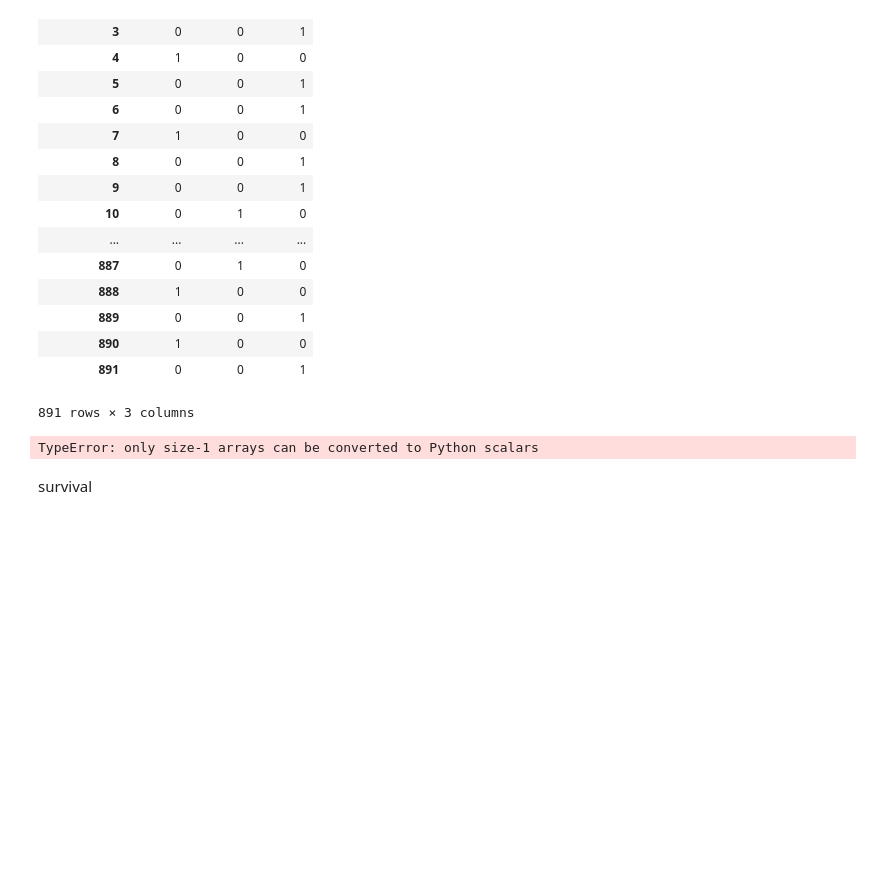
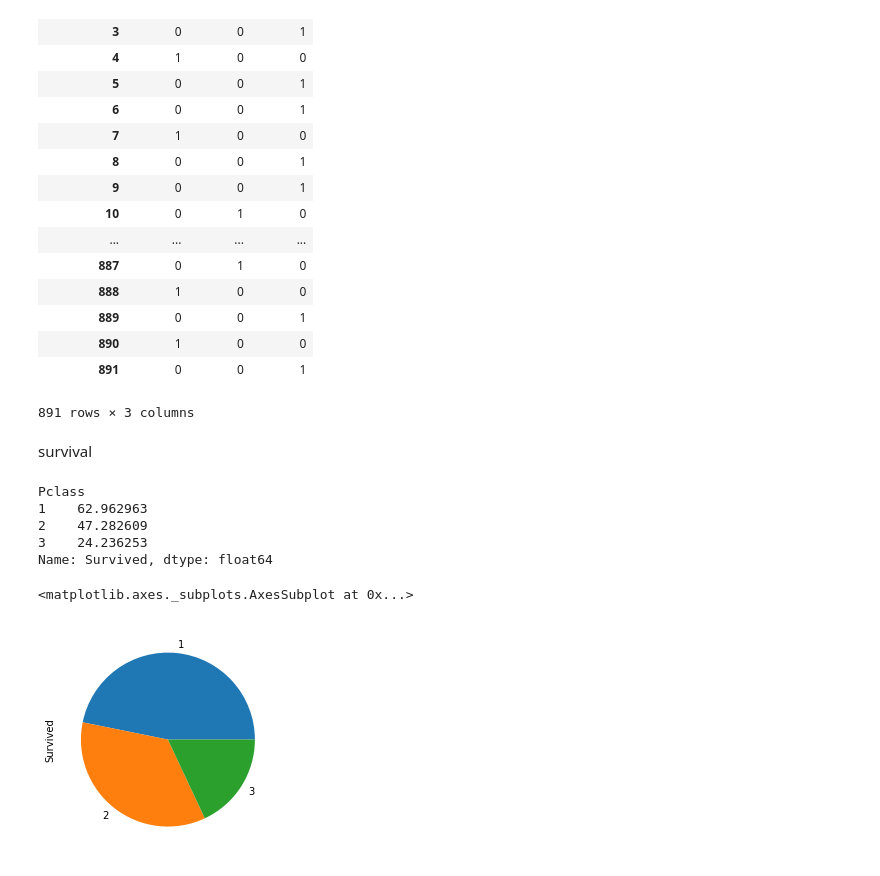
Before and after one commit to AjayKarki/DWIT_Module3, a Jupyter notebook: Pandas Practice.ipynb, the cells around one changed output. Cells and saved outputs as stored; diff of their text form; code cells hidden in the pictures; blank space fills up the shorter version.

```diff
--- a/Pandas Practice.ipynb
+++ b/Pandas Practice.ipynb
@@ -976,10 +976,26 @@ dfq
 | 890 | 1 | 0 | 0 |
 | 891 | 0 | 0 | 1 |
 891 rows × 3 columns
-# %%
-import matplotlib.pyplot as plt
-plt.pie([])
-# %% [output]
-TypeError: only size-1 arrays can be converted to Python scalars
+# %%
+import pandas as pd
+import matplotlib.pyplot as plt
+import numpy as np
+df = pd.read_csv("train.csv")
+# df.set_index('PassengerId',inplace=True)
 # %% [markdown]
 survival
+# %%
+pc = df.groupby('Pclass')['Survived'].mean()*100
+# %%
+pc
+# %% [output]
+Pclass
+1    62.962963
+2    47.282609
+3    24.236253
+Name: Survived, dtype: float64
+# %%
+pc.plot.pie()
+# %% [output]
+<matplotlib.axes._subplots.AxesSubplot at 0x...>
+[figure, added]
```
Also changed, not shown: parts of 22 cells of this notebook, 5 other files.
